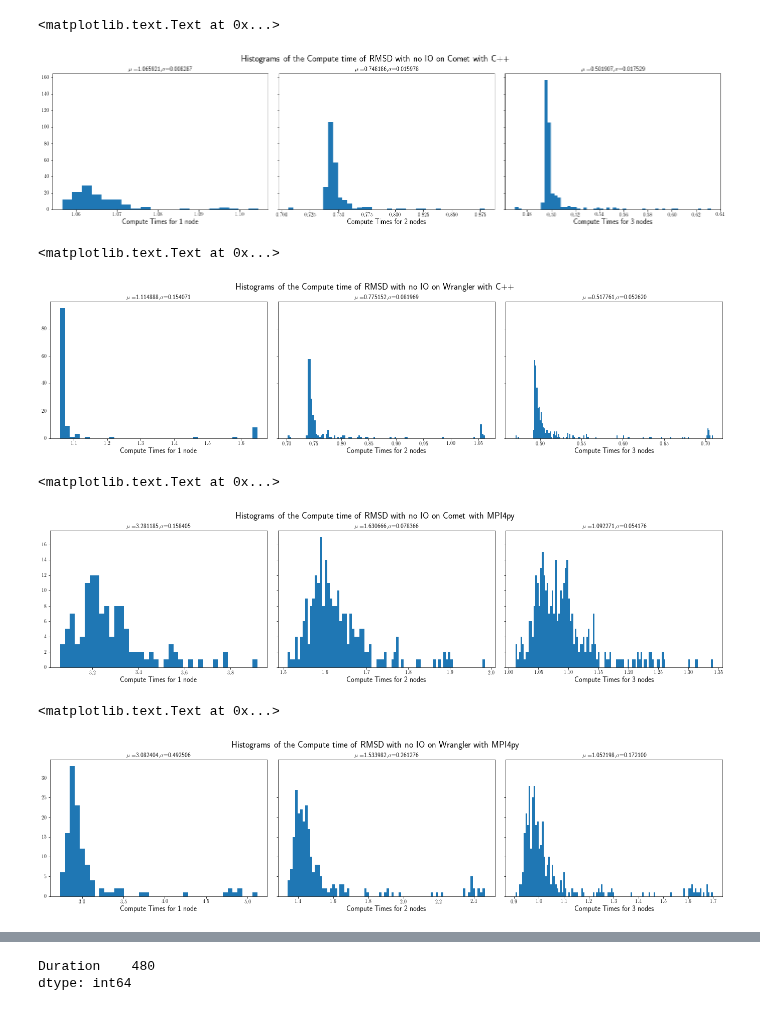
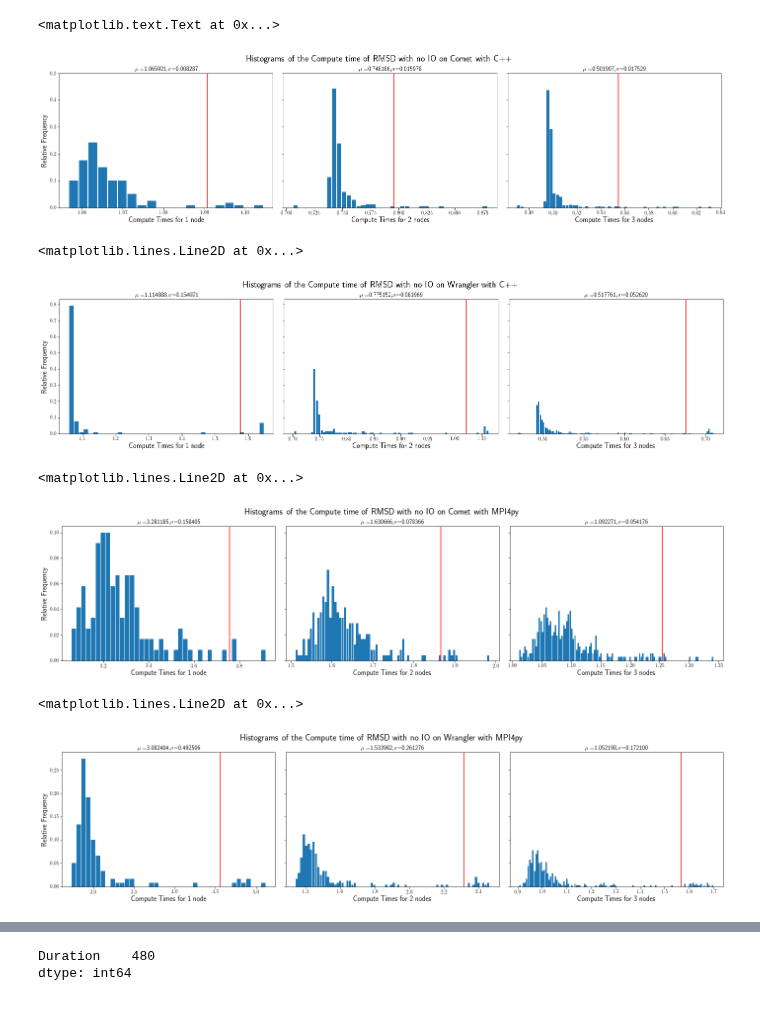
Before and after one commit to radical-experiments/midas_exps, a Jupyter notebook: RMSD-MDAnalysis/ComputeStragglersFrequencyNoIO.ipynb, the cells around one changed output, grey strips where cells are left out. Cells and saved outputs as stored; diff of their text form; code cells hidden in the pictures.

Commit message:
Added vertical lines at 3sigma and Comet Spark data

```diff
--- a/RMSD-MDAnalysis/ComputeStragglersFrequencyNoIO.ipynb
+++ b/RMSD-MDAnalysis/ComputeStragglersFrequencyNoIO.ipynb
@@ -122,8 +148,8 @@ axes[1].legend(['MPIC++','MPI4py','Dask','Spark','RADICAL-Pilot'],fontsize=12,bb
 # %%
 fig,axes = plt.subplots(nrows=1,ncols=3, sharex=False,sharey=True,figsize=[24,5],gridspec_kw={'wspace':0.05, 'hspace':0.05})
-axes[0].hist((comet_mpicpp1/1000000.0)['Duration'].values,20)
-axes[1].hist((comet_mpicpp2/1000000.0)['Duration'].values,40)
-axes[2].hist((comet_mpicpp3/1000000.0)['Duration'].values,60)
+axes[0].bar(centerCometMpiCPP1, histCometMpiCPP1, align='center', width=widthCometMpiCPP1)
+axes[1].bar(centerCometMpiCPP2, histCometMpiCPP2, align='center', width=widthCometMpiCPP2)
+axes[2].bar(centerCometMpiCPP3, histCometMpiCPP3, align='center', width=widthCometMpiCPP3)
 fig.suptitle('Histograms of the Compute time of RMSD with no IO on Comet with C++',fontsize=18)
 axes[0].set_title('$\mu=$%f,$\sigma$=%f'%((comet_mpicpp1/1000000.0)['Duration'].mean(),(comet_mpicpp1/1000000.0)['Duration'].std()),fontsize=12)
 axes[1].set_title('$\mu=$%f,$\sigma$=%f'%((comet_mpicpp2/1000000.0)['Duration'].mean(),(comet_mpicpp2/1000000.0)['Duration'].std()),fontsize=12)
@@ -131,6 +157,11 @@ axes[2].set_title('$\mu=$%f,$\sigma$=%f'%((comet_mpicpp3/1000000.0)['Duration'].
 axes[0].set_xlabel('Compute Times for 1 node', fontsize=14)
 axes[1].set_xlabel('Compute Times for 2 nodes',fontsize=14)
 axes[2].set_xlabel('Compute Times for 3 nodes',fontsize=14)
+axes[0].set_ylim([0,0.5])
+axes[0].axvline(x=((comet_mpicpp1/1000000.0)['Duration'].mean()+3*(comet_mpicpp1/1000000.0)['Duration'].std()),color='red')
+axes[1].axvline(x=((comet_mpicpp2/1000000.0)['Duration'].mean()+3*(comet_mpicpp2/1000000.0)['Duration'].std()),color='red')
+axes[2].axvline(x=((comet_mpicpp3/1000000.0)['Duration'].mean()+3*(comet_mpicpp3/1000000.0)['Duration'].std()),color='red')
+axes[0].set_ylabel('Relative Frequency',fontsize=14)
 # %% [output]
 <matplotlib.text.Text at 0x...>
-[figure, old version]
+[figure, new version]
@@ -137,8 +184,8 @@ axes[2].set_xlabel('Compute Times for 3 nodes',fontsize=14)
 # %%
 fig,axes = plt.subplots(nrows=1,ncols=3, sharex=False,sharey=True,figsize=[24,5],gridspec_kw={'wspace':0.05, 'hspace':0.05})
-axes[0].hist((wrangler_mpicpp1/1000000.0)['Duration'].values,40)
-axes[1].hist((wrangler_mpicpp2/1000000.0)['Duration'].values,120)
-axes[2].hist((wrangler_mpicpp3/1000000.0)['Duration'].values,180)
+axes[0].bar(centerWranglerMpiCPP1, histWranglerMpiCPP1, align='center', width=widthWranglerMpiCPP1)
+axes[1].bar(centerWranglerMpiCPP2, histWranglerMpiCPP2, align='center', width=widthWranglerMpiCPP2)
+axes[2].bar(centerWranglerMpiCPP3, histWranglerMpiCPP3, align='center', width=widthWranglerMpiCPP3)
 fig.suptitle('Histograms of the Compute time of RMSD with no IO on Wrangler with C++',fontsize=18)
 axes[0].set_title('$\mu=$%f,$\sigma$=%f'%((wrangler_mpicpp1/1000000.0)['Duration'].mean(),(wrangler_mpicpp1/1000000.0)['Duration'].std()),fontsize=12)
 axes[1].set_title('$\mu=$%f,$\sigma$=%f'%((wrangler_mpicpp2/1000000.0)['Duration'].mean(),(wrangler_mpicpp2/1000000.0)['Duration'].std()),fontsize=12)
@@ -146,21 +193,45 @@ axes[2].set_title('$\mu=$%f,$\sigma$=%f'%((wrangler_mpicpp3/1000000.0)['Duration
 axes[0].set_xlabel('Compute Times for 1 node', fontsize=14)
 axes[1].set_xlabel('Compute Times for 2 nodes',fontsize=14)
 axes[2].set_xlabel('Compute Times for 3 nodes',fontsize=14)
+axes[0].set_ylabel('Relative Frequency',fontsize=14)
+axes[0].axvline(x=((wrangler_mpicpp1/1000000.0)['Duration'].mean()+3*(wrangler_mpicpp1/1000000.0)['Duration'].std()),color='red')
+axes[1].axvline(x=((wrangler_mpicpp2/1000000.0)['Duration'].mean()+3*(wrangler_mpicpp2/1000000.0)['Duration'].std()),color='red')
+axes[2].axvline(x=((wrangler_mpicpp3/1000000.0)['Duration'].mean()+3*(wrangler_mpicpp3/1000000.0)['Duration'].std()),color='red')
 # %% [output]
-<matplotlib.text.Text at 0x...>
+<matplotlib.lines.Line2D at 0x...>
-[figure, old version]
+[figure, new version]
+# %%
+histCometMpi4py1,edgesCometMpi4py1 = np.histogram((comet_mpi4py1)['Duration'].values,bins=40)
+histCometMpi4py2,edgesCometMpi4py2 = np.histogram((comet_mpi4py2)['Duration'].values,bins=80)
+histCometMpi4py3,edgesCometMpi4py3 = np.histogram((comet_mpi4py3)['Duration'].values,bins=120)
+
+histCometMpi4py1 = histCometMpi4py1/len((comet_mpi4py1)['Duration'].values)
+widthCometMpi4py1 = 0.9 * (edgesCometMpi4py1[1] - edgesCometMpi4py1[0])
+centerCometMpi4py1 = (edgesCometMpi4py1[:-1] + edgesCometMpi4py1[1:]) / 2
+
+histCometMpi4py2 = histCometMpi4py2/len((comet_mpi4py2)['Duration'].values)
+widthCometMpi4py2 = 0.9 * (edgesCometMpi4py2[1] - edgesCometMpi4py2[0])
+centerCometMpi4py2 = (edgesCometMpi4py2[:-1] + edgesCometMpi4py2[1:]) / 2
+
+histCometMpi4py3 = histCometMpi4py3/len((comet_mpi4py3)['Duration'].values)
+widthCometMpi4py3 = 0.9 * (edgesCometMpi4py3[1] - edgesCometMpi4py3[0])
+centerCometMpi4py3 = (edgesCometMpi4py3[:-1] + edgesCometMpi4py3[1:]) / 2
 # %%
 fig,axes = plt.subplots(nrows=1,ncols=3, sharex=False,sharey=True,figsize=[24,5],gridspec_kw={'wspace':0.05, 'hspace':0.05})
-axes[0].hist((comet_mpi4py1)['Duration'].values,40)
-axes[1].hist((comet_mpi4py2)['Duration'].values,80)
-axes[2].hist((comet_mpi4py3)['Duration'].values,120)
+axes[0].bar(centerCometMpi4py1, histCometMpi4py1, align='center', width=widthCometMpi4py1)
+axes[1].bar(centerCometMpi4py2, histCometMpi4py2, align='center', width=widthCometMpi4py2)
+axes[2].bar(centerCometMpi4py3, histCometMpi4py3, align='center', width=widthCometMpi4py3)
 fig.suptitle('Histograms of the Compute time of RMSD with no IO on Comet with MPI4py',fontsize=18)
 axes[0].set_title('$\mu=$%f,$\sigma$=%f'%((comet_mpi4py1/1.0)['Duration'].mean(),(comet_mpi4py1/1.0)['Duration'].std()),fontsize=12)
 axes[1].set_title('$\mu=$%f,$\sigma$=%f'%((comet_mpi4py2/1.0)['Duration'].mean(),(comet_mpi4py2/1.0)['Duration'].std()),fontsize=12)
 axes[2].set_title('$\mu=$%f,$\sigma$=%f'%((comet_mpi4py3/1.0)['Duration'].mean(),(comet_mpi4py3/1.0)['Duration'].std()),fontsize=12)
 axes[0].set_xlabel('Compute Times for 1 node', fontsize=14)
 axes[1].set_xlabel('Compute Times for 2 nodes',fontsize=14)
 axes[2].set_xlabel('Compute Times for 3 nodes',fontsize=14)
+axes[0].set_ylabel('Relative Frequency',fontsize=14)
+axes[0].axvline(x=((comet_mpi4py1/1.0)['Duration'].mean()+3*(comet_mpi4py1/1.0)['Duration'].std()),color='red')
+axes[1].axvline(x=((comet_mpi4py2/1.0)['Duration'].mean()+3*(comet_mpi4py2/1.0)['Duration'].std()),color='red')
+axes[2].axvline(x=((comet_mpi4py3/1.0)['Duration'].mean()+3*(comet_mpi4py3/1.0)['Duration'].std()),color='red')
 # %% [output]
-<matplotlib.text.Text at 0x...>
+<matplotlib.lines.Line2D at 0x...>
-[figure, old version]
+[figure, new version]
@@ -167,8 +254,8 @@ axes[2].set_xlabel('Compute Times for 3 nodes',fontsize=14)
 # %%
 fig,axes = plt.subplots(nrows=1,ncols=3, sharex=False,sharey=True,figsize=[24,5],gridspec_kw={'wspace':0.05, 'hspace':0.05})
-axes[0].hist((wrangler_mpi4py1)['Duration'].values,40)
-axes[1].hist((wrangler_mpi4py2)['Duration'].values,80)
-axes[2].hist((wrangler_mpi4py3)['Duration'].values,120)
+axes[0].bar(centerWranglerMpi4py1, histWranglerMpi4py1, align='center', width=widthWranglerMpi4py1)
+axes[1].bar(centerWranglerMpi4py2, histWranglerMpi4py2, align='center', width=widthWranglerMpi4py2)
+axes[2].bar(centerWranglerMpi4py3, histWranglerMpi4py3, align='center', width=widthWranglerMpi4py3)
 fig.suptitle('Histograms of the Compute time of RMSD with no IO on Wrangler with MPI4py',fontsize=18)
 axes[0].set_title('$\mu=$%f,$\sigma$=%f'%((wrangler_mpi4py1/1.0)['Duration'].mean(),(wrangler_mpi4py1/1.0)['Duration'].std()),fontsize=12)
 axes[1].set_title('$\mu=$%f,$\sigma$=%f'%((wrangler_mpi4py2/1.0)['Duration'].mean(),(wrangler_mpi4py2/1.0)['Duration'].std()),fontsize=12)
@@ -176,6 +263,10 @@ axes[2].set_title('$\mu=$%f,$\sigma$=%f'%((wrangler_mpi4py3/1.0)['Duration'].mea
 axes[0].set_xlabel('Compute Times for 1 node', fontsize=14)
 axes[1].set_xlabel('Compute Times for 2 nodes',fontsize=14)
 axes[2].set_xlabel('Compute Times for 3 nodes',fontsize=14)
+axes[0].set_ylabel('Relative Frequency',fontsize=14)
+axes[0].axvline(x=((wrangler_mpi4py1/1.0)['Duration'].mean()+3*(wrangler_mpi4py1/1.0)['Duration'].std()),color='red')
+axes[1].axvline(x=((wrangler_mpi4py2/1.0)['Duration'].mean()+3*(wrangler_mpi4py2/1.0)['Duration'].std()),color='red')
+axes[2].axvline(x=((wrangler_mpi4py3/1.0)['Duration'].mean()+3*(wrangler_mpi4py3/1.0)['Duration'].std()),color='red')
 # %% [output]
-<matplotlib.text.Text at 0x...>
+<matplotlib.lines.Line2D at 0x...>
-[figure, old version]
+[figure, new version]
```
Also changed, not shown: parts of 17 cells of this notebook, 1 other file.
